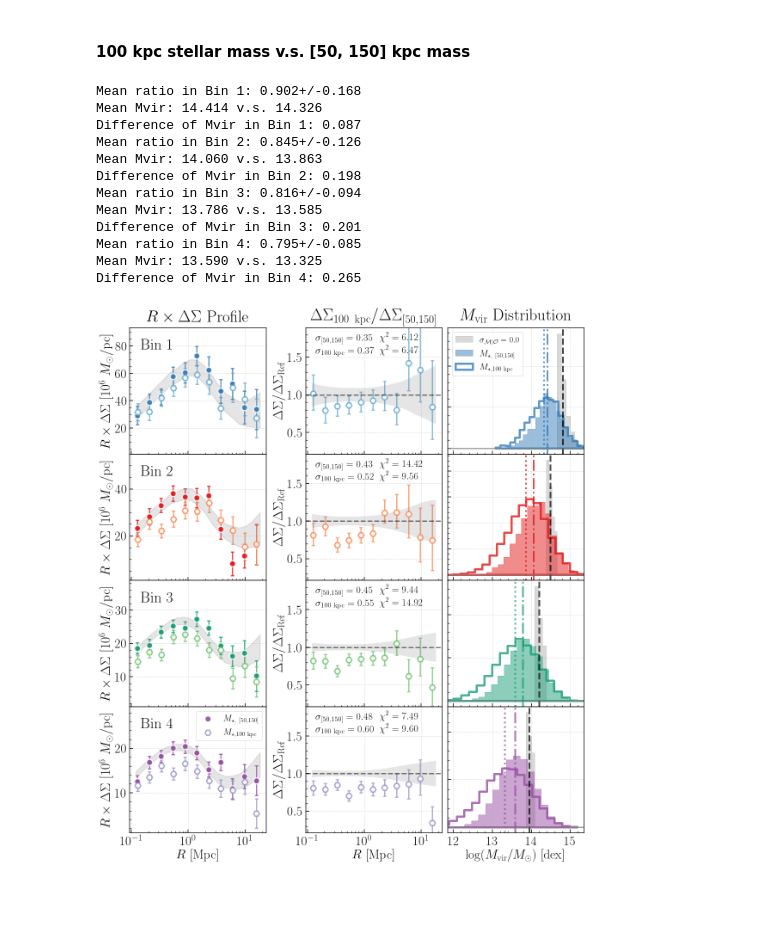
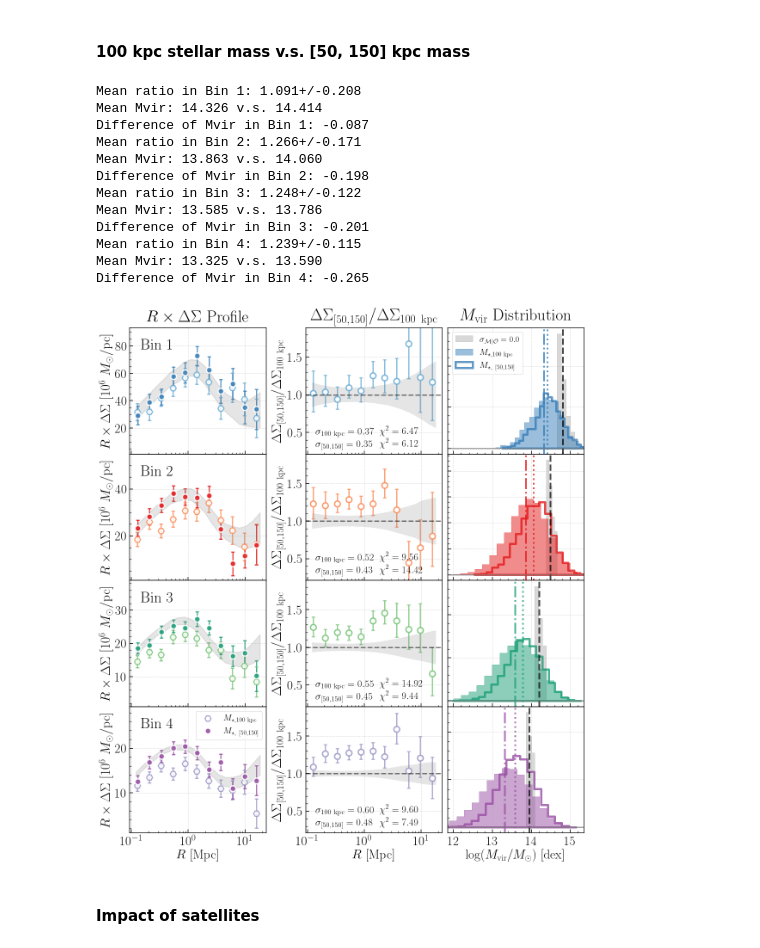
Before and after one commit to dr-guangtou/jianbing, a Jupyter notebook: notebooks/figure/fig6.ipynb, the cells around one changed output. Cells and saved outputs as stored; diff of their text form; code cells hidden in the pictures; blank space fills up the shorter version.

Commit message:
Update Figure 6 & 7

```diff
--- a/notebooks/figure/fig6.ipynb
+++ b/notebooks/figure/fig6.ipynb
@@ -136,30 +136,32 @@ mmax_dsig = topn_massive['logm_max']
 m50_100_dsig = topn_massive['logm_50_100']
 m50_150_dsig = topn_massive['logm_50_150']
 # %%
-dsig_cmp = m100_dsig
-label_cmp = r'$M_{\star,100\ \rm kpc}$'
-sub_cmp = r'{100\ \rm kpc}'
+dsig_ref = m100_dsig
+label_ref = r'$M_{\star,100\ \rm kpc}$'
+sub_ref = r'{100\ \rm kpc}'
 
-dsig_ref = m50_150_dsig
-label_ref = r'$M_{\star,\ [50, 150]}$'
-sub_ref = r'{[50, 150]}'
+dsig_cmp = m50_150_dsig
+label_cmp = r'$M_{\star,\ [50, 150]}$'
+sub_cmp = r'{[50, 150]}'
 
 fig = visual.compare_dsigma_profiles(
     dsig_ref, dsig_cmp, sim_dsig, sim_mhalo, sig_type='bt', compare_to_model=True,
     label_ref=label_ref, label_cmp=label_cmp, sub_ref=sub_ref, sub_cmp=sub_cmp,
-    marker_ref='o', marker_cmp='H', msize_ref=200, msize_cmp=180,
+    marker_ref='H', marker_cmp='o', msize_ref=200, msize_cmp=180,
     ratio_range=(0.21, 1.89), show_stats=True)
 # %% [output]
-Mean ratio in Bin 1: 0.902+/-0.168
-Mean Mvir: 14.414 v.s. 14.326
-Difference of Mvir in Bin 1: 0.087
-Mean ratio in Bin 2: 0.845+/-0.126
-Mean Mvir: 14.060 v.s. 13.863
-Difference of Mvir in Bin 2: 0.198
-Mean ratio in Bin 3: 0.816+/-0.094
-Mean Mvir: 13.786 v.s. 13.585
-Difference of Mvir in Bin 3: 0.201
-Mean ratio in Bin 4: 0.795+/-0.085
-Mean Mvir: 13.590 v.s. 13.325
-Difference of Mvir in Bin 4: 0.265
+Mean ratio in Bin 1: 1.091+/-0.208
+Mean Mvir: 14.326 v.s. 14.414
+Difference of Mvir in Bin 1: -0.087
+Mean ratio in Bin 2: 1.266+/-0.171
+Mean Mvir: 13.863 v.s. 14.060
+Difference of Mvir in Bin 2: -0.198
+Mean ratio in Bin 3: 1.248+/-0.122
+Mean Mvir: 13.585 v.s. 13.786
+Difference of Mvir in Bin 3: -0.201
+Mean ratio in Bin 4: 1.239+/-0.115
+Mean Mvir: 13.325 v.s. 13.590
+Difference of Mvir in Bin 4: -0.265
-[figure, old version]
+[figure, new version]
+# %% [markdown]
+ #### Impact of satellites
```
Also changed, not shown: parts of 9 cells of this notebook, 7 other files.
